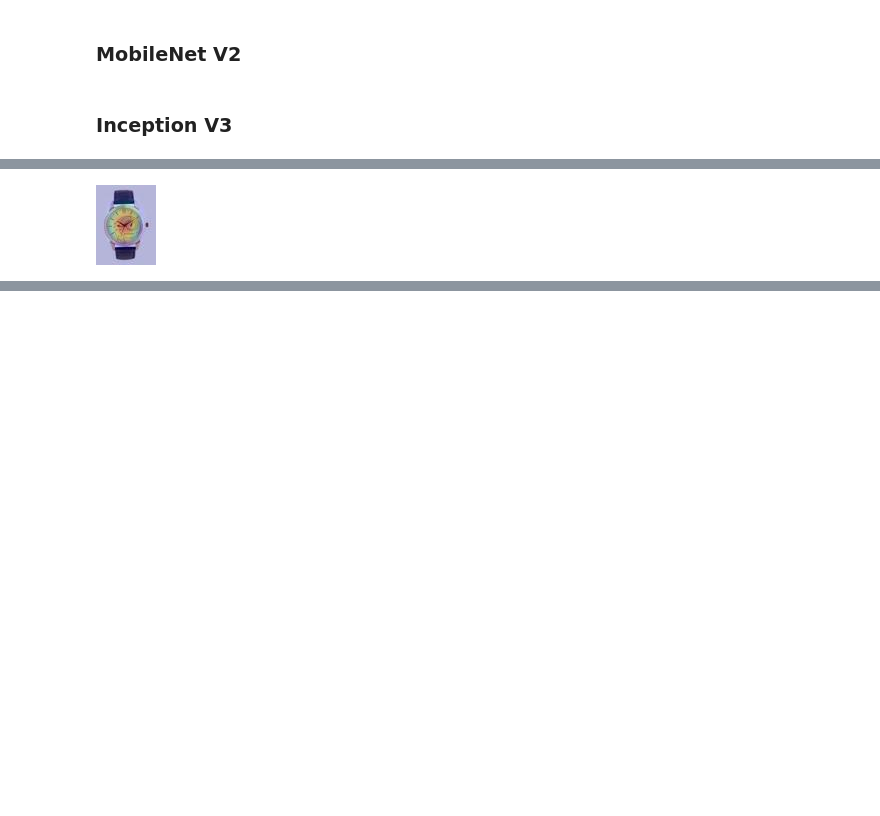
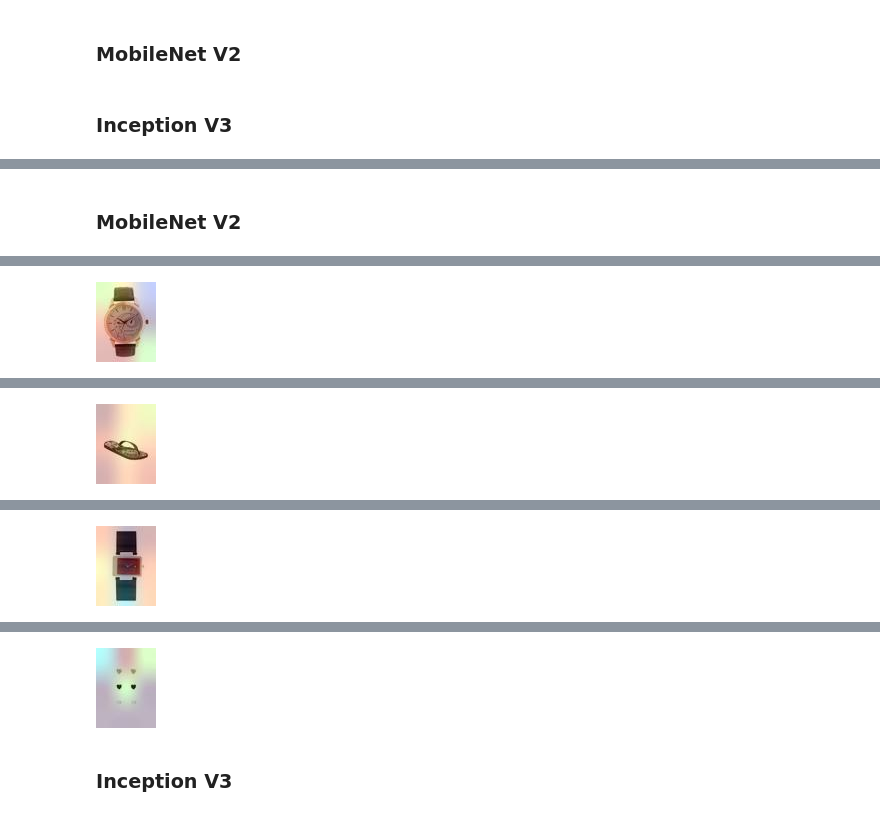
Before and after one commit to matheusvvb-19/DL4VR, a Jupyter notebook: src/dl4cv.ipynb, the cells around one changed output, grey strips where cells are left out. Saved outputs shown, nothing was run; the diff lists cells and outputs as text; code cells hidden in the pictures; blank space fills up the shorter version.

```diff
--- a/src/dl4cv.ipynb
+++ b/src/dl4cv.ipynb
@@ -67,6 +68,7 @@ DATASET_PATH = '../data/kaggle-dataset/'
 OUTPUT_IMAGES_PATH = '../imgs/'
 BATCH_SIZE = 32
 IMG_SIZE = (80, 60)
+TEST_IMAGES_IDS = [40524, 44188, 56314, 58621]
 # %% [markdown]
 ### Funções
 # %%
@@ -379,9 +486,11 @@ inception_v3_model = train_inception_v3(df_train, target_size=(299, 299))
 # %% [markdown]
 ### MobileNet V2
 # %%
-shap_interpretability(40524, mobilenet_v2_model, 'MobileNet V2', mobilenet_v2_preprocess)
+for image_id in TEST_IMAGES_IDS:
+    shap_interpretability(image_id, mobilenet_v2_model, 'MobileNet V2', mobilenet_v2_preprocess)
 # %% [markdown]
 ### Inception V3
 # %%
-shap_interpretability(40524, inception_v3_model, 'Inception V3', inception_v3_preprocess)
+for image_id in TEST_IMAGES_IDS:
+    shap_interpretability(image_id, inception_v3_model, 'Inception V3', inception_v3_preprocess)
 # %% [markdown]
@@ -569,34 +498,6 @@ Predicted of image: [('n02708093', 'analog_clock', 6.776085)]
-# %%
-def save_and_display_gradcam(img_path, heatmap, cam_path="save_cam_image.jpg", alpha=0.4):
-    ## Loading the original image
-    img = keras.utils.load_img(img_path)
-    img = keras.utils.img_to_array(img)
-
-    ## Rescale heatmap to a range 0-255
-    heatmap = np.uint8(255 * heatmap)
-
-    ## Use jet colormap to colorize heatmap
-    jet = mpl.colormaps["jet"]
-
-    jet_colors = jet(np.arange(256))[:, :3]
-    jet_heatmap = jet_colors[heatmap]
-
-    ## Create an image with RGB colorized heatmap
-    jet_heatmap = keras.utils.array_to_img(jet_heatmap)
-    jet_heatmap = jet_heatmap.resize((img.shape[1], img.shape[0]))
-    jet_heatmap = keras.utils.img_to_array(jet_heatmap)
-
-    ## Superimpose the heatmap on original image
-    Superimposed_img = jet_heatmap * alpha + img
-    Superimposed_img = keras.utils.array_to_img(Superimposed_img)
-
-    ## Save the superimposed image
-    Superimposed_img.save(cam_path)
-
-    ## Displaying Grad CAM
-    display(Image(cam_path))
-
-
-save_and_display_gradcam(img_path, heatmap)
-# %% [output]
-[figure, removed]
+# %% [markdown]
+### MobileNet V2
+# %%
+for image_id in TEST_IMAGES_IDS:
+    gradcam_interpretability(image_id, mobilenet_v2_model, 'MobileNet V2', mobilenet_v2_preprocess, mobilenetv2_decode, (96, 96))
+# %% [output]
@@ -602,0 +505 @@ save_and_display_gradcam(img_path, heatmap)
+[figure, added]
@@ -602,0 +507 @@ save_and_display_gradcam(img_path, heatmap)
+[figure, added]
@@ -602,0 +509 @@ save_and_display_gradcam(img_path, heatmap)
+[figure, added]
@@ -602,0 +511,3 @@ save_and_display_gradcam(img_path, heatmap)
+[figure, added]
+# %% [markdown]
+### Inception V3
```
Also changed, not shown: parts of 9 cells of this notebook.
